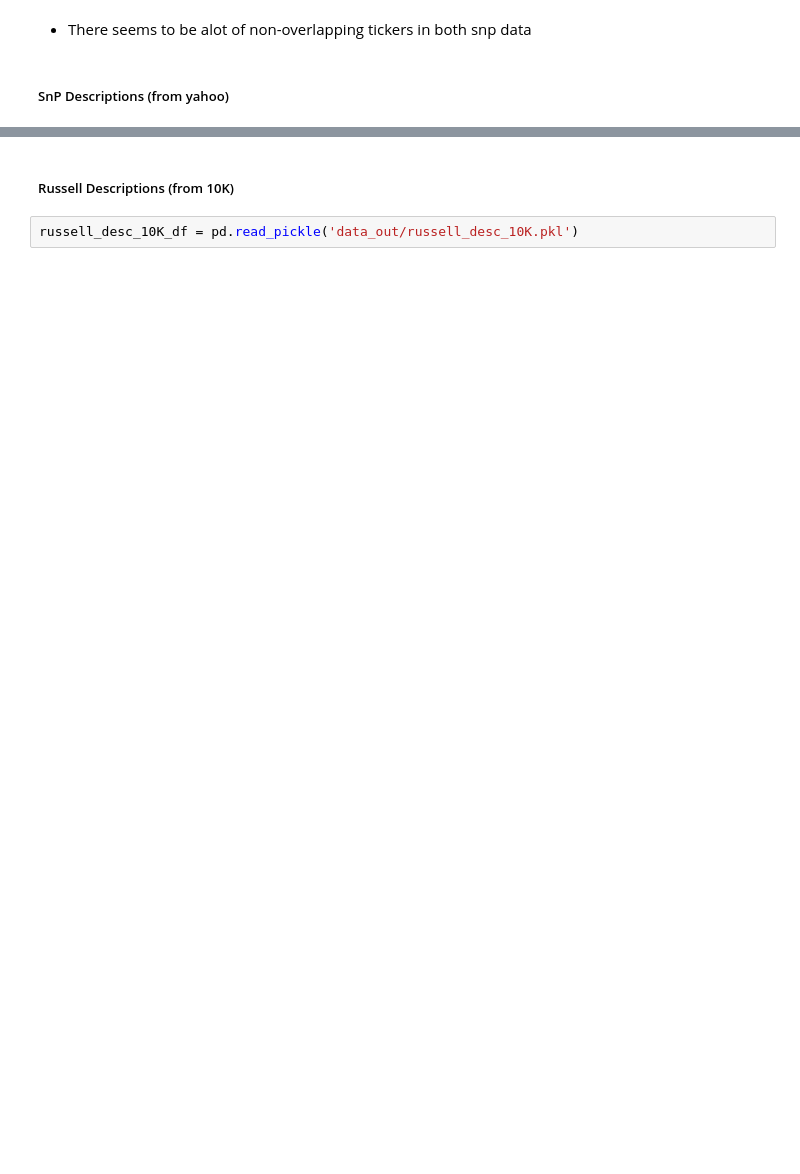
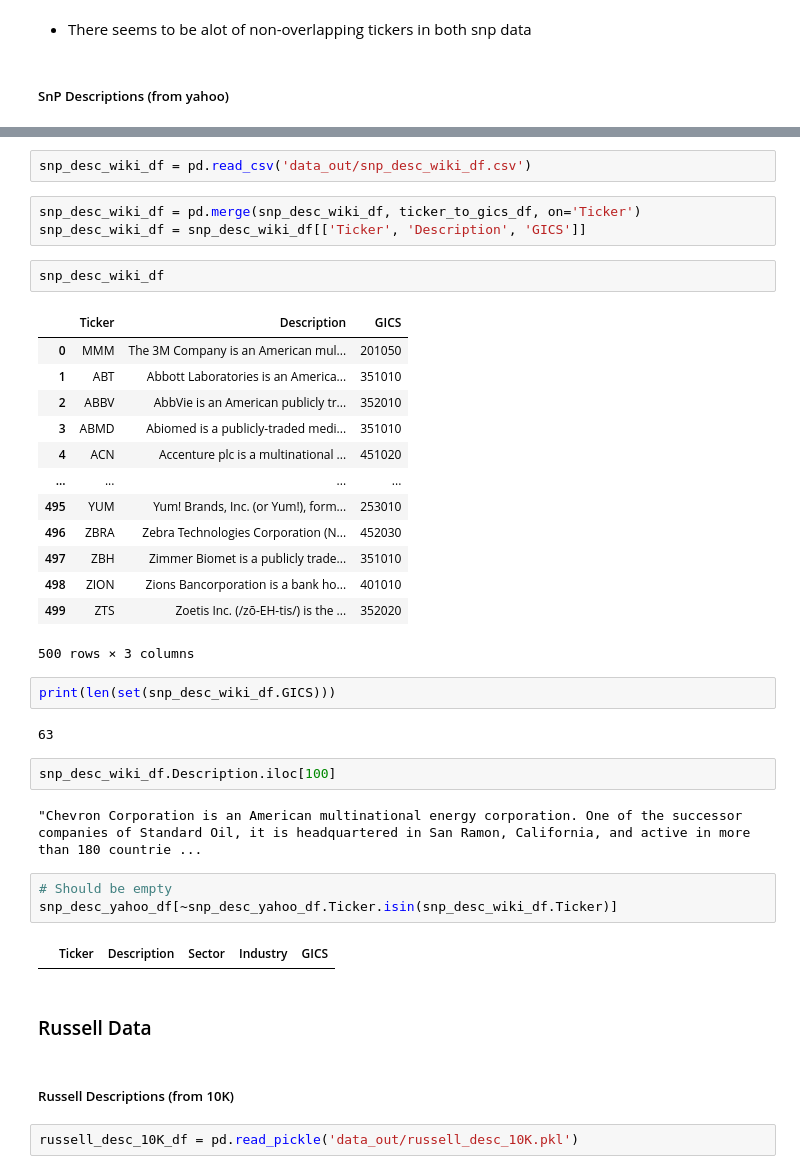
Before and after one commit to Sivalavida/Text-based-Industry-Classification, a Jupyter notebook: LSI Word Embedding.ipynb, the cells around one changed output, grey strips where cells are left out. Drawn from its saved outputs; the diff is of its cells as text; blank space fills up the shorter version.

```diff
--- a/LSI Word Embedding.ipynb
+++ b/LSI Word Embedding.ipynb
@@ -147,3 +164,39 @@ print(len(set(snp_desc_yahoo_df.Industry)))
+# %%
+snp_desc_wiki_df = pd.read_csv('data_out/snp_desc_wiki_df.csv')
+# %%
+snp_desc_wiki_df = pd.merge(snp_desc_wiki_df, ticker_to_gics_df, on='Ticker')
+snp_desc_wiki_df = snp_desc_wiki_df[['Ticker', 'Description', 'GICS']]
+# %%
+snp_desc_wiki_df
+# %% [output]
+|  | Ticker | Description | GICS |
+| 0 | MMM | The 3M Company is an American mul... | 201050 |
+| 1 | ABT | Abbott Laboratories is an America... | 351010 |
+| 2 | ABBV | AbbVie is an American publicly tr... | 352010 |
+| 3 | ABMD | Abiomed is a publicly-traded medi... | 351010 |
+| 4 | ACN | Accenture plc is a multinational ... | 451020 |
+| ... | ... | ... | ... |
+| 495 | YUM | Yum! Brands, Inc. (or Yum!), form... | 253010 |
+| 496 | ZBRA | Zebra Technologies Corporation (N... | 452030 |
+| 497 | ZBH | Zimmer Biomet is a publicly trade... | 351010 |
+| 498 | ZION | Zions Bancorporation is a bank ho... | 401010 |
+| 499 | ZTS | Zoetis Inc. (/zō-EH-tis/) is the ... | 352020 |
+500 rows × 3 columns
+# %%
+print(len(set(snp_desc_wiki_df.GICS)))
+# %% [output]
+63
+# %%
+snp_desc_wiki_df.Description.iloc[100]
+# %% [output]
+"Chevron Corporation is an American multinational energy corporation. One of the successor companies of Standard Oil, it is headquartered in San Ramon, California, and active in more than 180 countrie ...
+# %%
+# Should be empty
+snp_desc_yahoo_df[~snp_desc_yahoo_df.Ticker.isin(snp_desc_wiki_df.Ticker)]
+# %% [output]
+|  | Ticker | Description | Sector | Industry | GICS |
+# %% [markdown]
+### Russell Data
 # %% [markdown]
 ##### Russell Descriptions (from 10K)
 # %%
```
Also changed, not shown: parts of 44 cells of this notebook, 17 other files.
